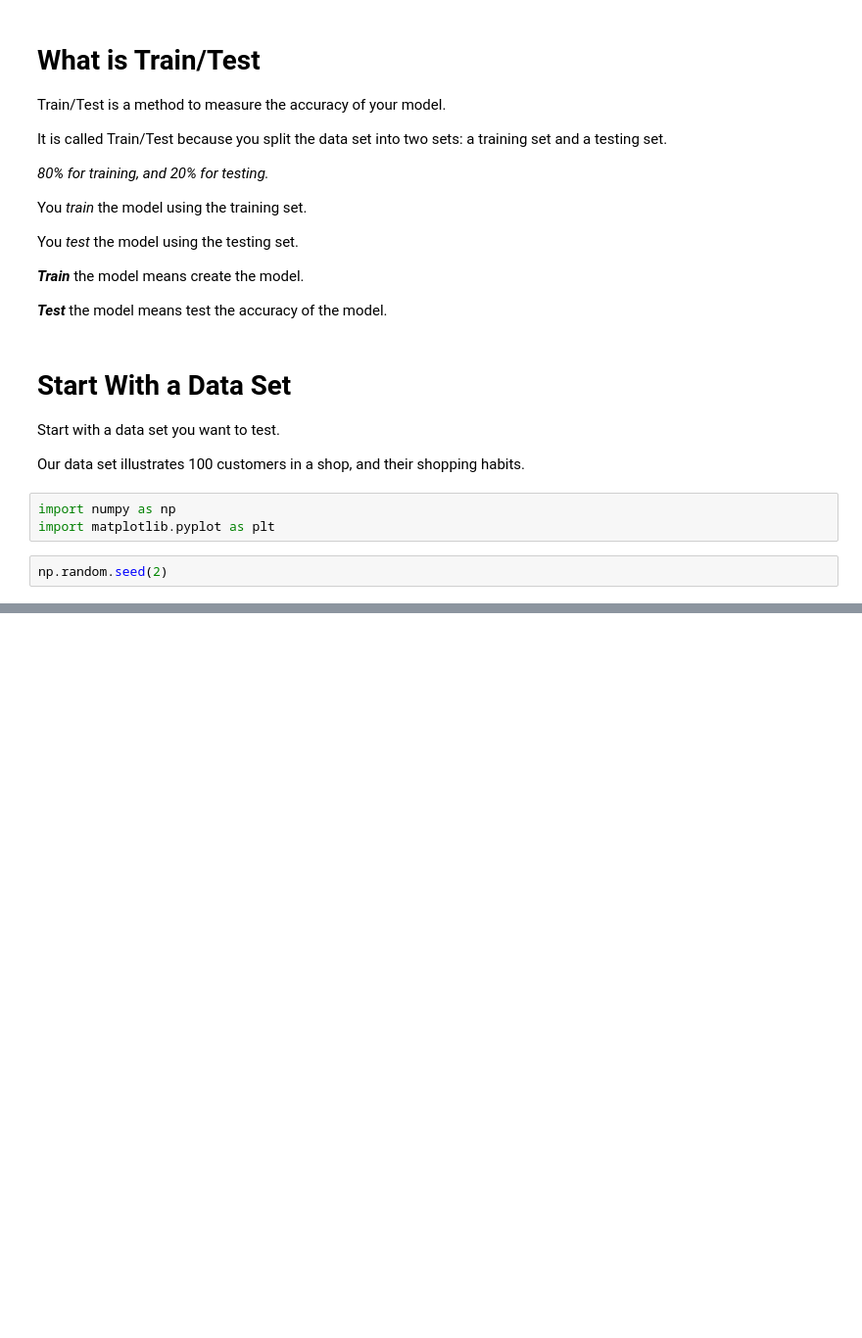
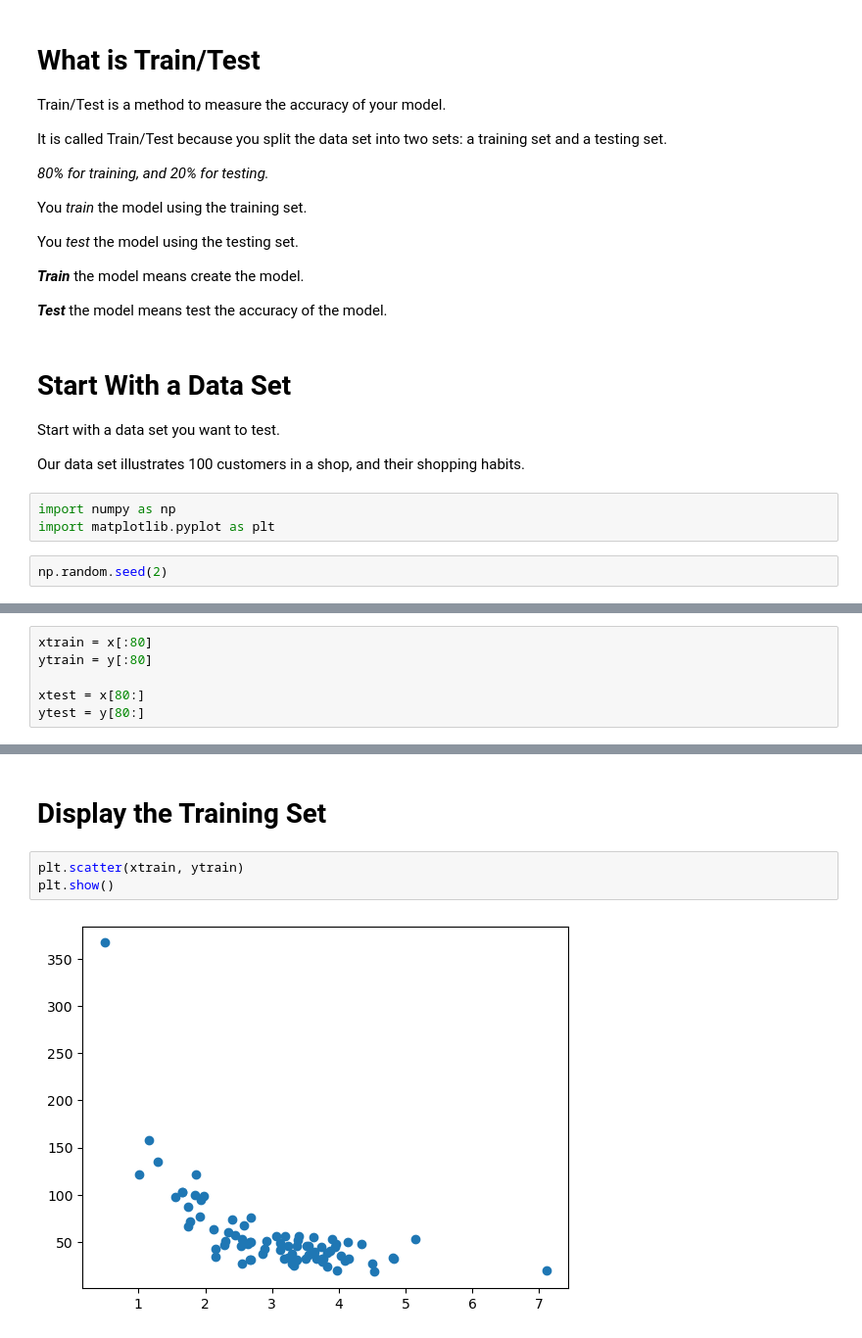
Before and after one commit to jabedkhanjb/Machine-Learning, a Jupyter notebook: Train Test.ipynb, the cells around one changed output, grey strips where cells are left out. Shown at 98% size. Drawn from its saved outputs; the diff is of its cells as text; blank space fills up the shorter version.

```diff
--- a/Train Test.ipynb
+++ b/Train Test.ipynb
@@ -42,0 +50,6 @@ array([7.20303163, 6.00731898, 5.54350488, 1.86077547, 7.22028817,
+# %%
+xtrain = x[:80]
+ytrain = y[:80]
+
+xtest = x[80:]
+ytest = y[80:]
@@ -42,0 +65,7 @@ array([7.20303163, 6.00731898, 5.54350488, 1.86077547, 7.22028817,
+# %% [markdown]
+# Display the Training Set
+# %%
+plt.scatter(xtrain, ytrain)
+plt.show()
+# %% [output]
+[figure, added]
```
Also changed, not shown: parts of 15 cells of this notebook, 1 other file.
